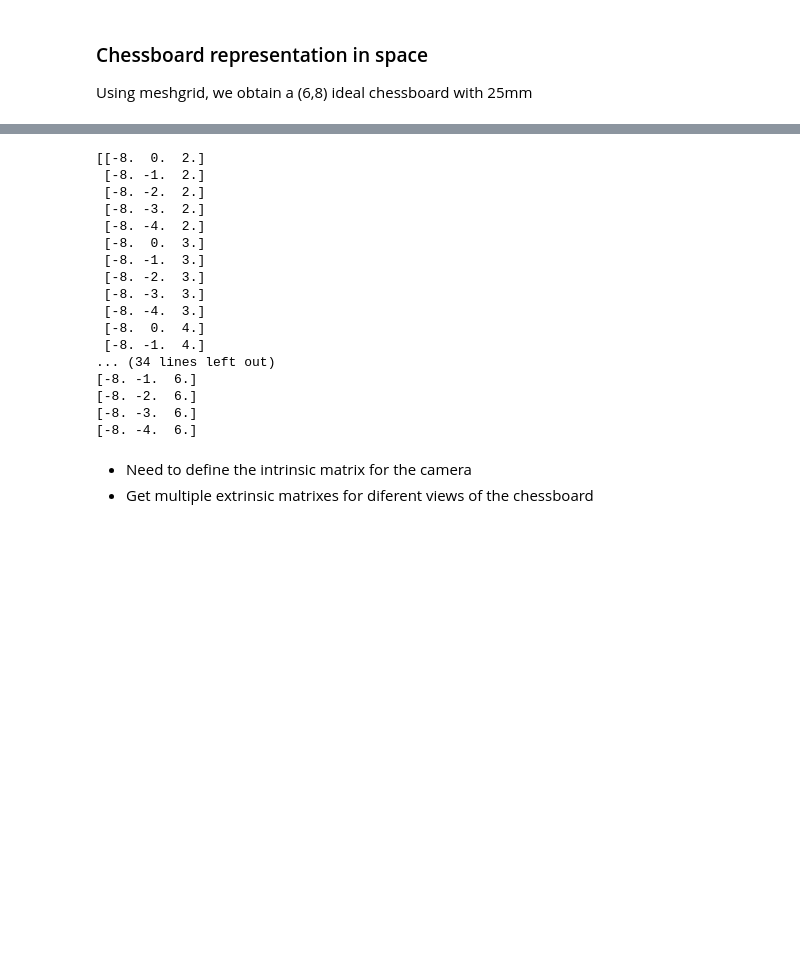
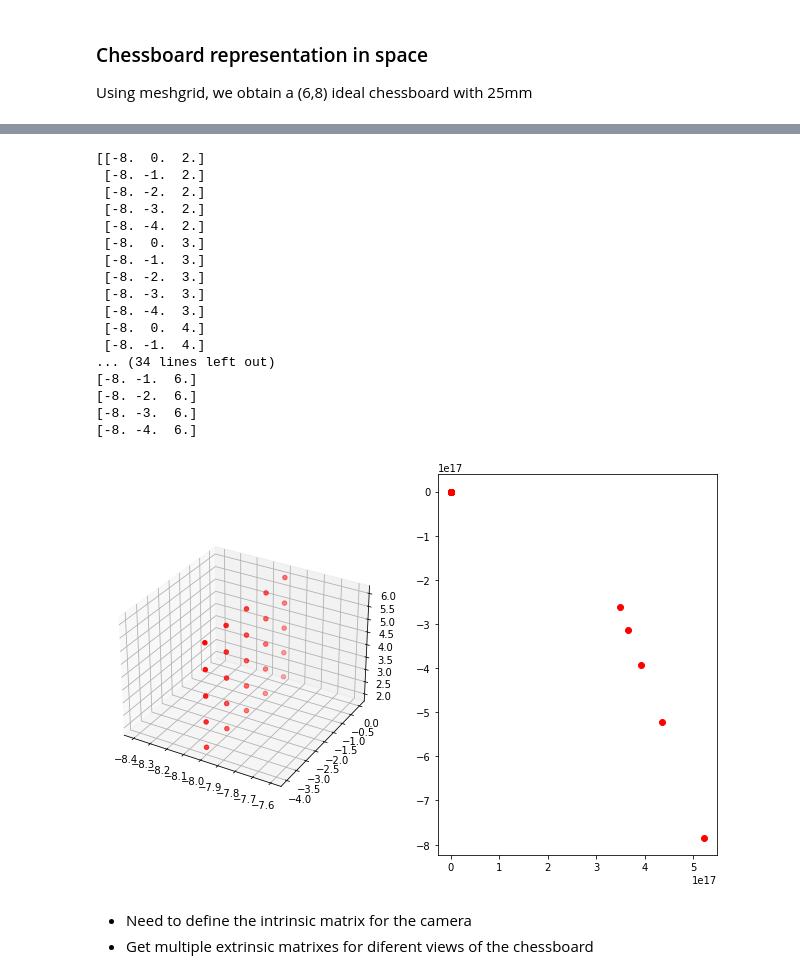
Before and after one commit to joaoalegria1/calibration, a Jupyter notebook: 1.4 Camera Calibration using Zhang with meshgrid.ipynb, the cells around one changed output, grey strips where cells are left out. Saved outputs shown, nothing was run; the diff lists cells and outputs as text; code cells hidden in the pictures; blank space fills up the shorter version.

```diff
--- a/1.4 Camera Calibration using Zhang with meshgrid.ipynb
+++ b/1.4 Camera Calibration using Zhang with meshgrid.ipynb
@@ -39,21 +39,21 @@ This is example is not completely right since we need more than 3 diferent views
 # %% [markdown]
 We need to **remove the Z coordinate** from the World coordinate since we are using the chessboard calibration
 # %%
-def to_inhomogeneus(X: np.ndarray) -> np.ndarray:
+def to_inhomogeneous(X: np.ndarray) -> np.ndarray:
     if X.ndim > 1:
         raise ValueError("x must be one-dimensional.")
 
     return (X / X[-1])[:-1]
 
 
-def to_homogeneus(X: np.ndarray) -> np.ndarray:
+def to_homogeneous(X: np.ndarray) -> np.ndarray:
     if X.ndim > 1:
         raise ValueError("X must be one-dimensional.")
 
     return np.hstack([X, 1])
 
 
-def to_homogeneus_arr(X: np.ndarray) -> np.ndarray:
+def to_homogeneous_arr(X: np.ndarray) -> np.ndarray:
     one_matrix = np.ones((X.shape[0],1))
 
     out_value = np.concatenate((X, one_matrix), axis=1)
@@ -147,8 +147,8 @@ def get_projection_matrix(
     return P,E
 
 def get_plucker_matrix(A: np.ndarray, B: np.ndarray) -> np.ndarray:
-    A = to_homogeneus(A)
-    B = to_homogeneus(B)
+    A = to_homogeneous(A)
+    B = to_homogeneous(B)
     L = A.reshape(-1, 1) * B.reshape(1, -1) - B.reshape(-1, 1) * A.reshape(1, -1)
     return L
 
@@ -212,16 +212,16 @@ def get_image_points(F,chess_pts,px,py,trans_x = 0,trans_y = 0,trans_z = 0,theta
         # goes through the different planes
         for i in range(chess_pts.shape[0]):                                                                                                              # chooses a plane
             for j in range(chess_pts.shape[1]):
-                Xh = to_homogeneus(chess_pts[i,j,:])
+                Xh = to_homogeneous(chess_pts[i,j,:])
                 xh = P @ Xh
-                x_arr[i,j,:] = to_inhomogeneus(xh)
+                x_arr[i,j,:] = to_inhomogeneous(xh)
     else:
         x_arr = np.zeros((chess_pts.shape[0],2))
         # goes through the different planes
         for i in range(chess_pts.shape[0]):                                                                                                              # chooses a plane
-            Xh = to_homogeneus(chess_pts[i,:])
+            Xh = to_homogeneous(chess_pts[i,:])
             xh = P @ Xh
-            x_arr[i,:] = to_inhomogeneus(xh)
+            x_arr[i,:] = to_inhomogeneous(xh)
 
 
     return x_arr, chess_pts
@@ -229,7 +229,7 @@ def get_image_points(F,chess_pts,px,py,trans_x = 0,trans_y = 0,trans_z = 0,theta
 ### Chessboard representation in space
 Using meshgrid, we obtain a (6,8) ideal chessboard with 25mm
 # %%
-F = 0.16                                       # focal length( in mm )
+F = 16                                       # focal length( in mm )
 sensor_size = np.array([11,7])              # sensor size(mm)
 PX= sensor_size[0]/2.0                      # principal point x-coordinate
 PY= sensor_size[1]/2.0                      # principal point y-coordinate
@@ -358,39 +360,40 @@ if( len(checker_points.shape) == 3):
     # goes through the different planes
     for i in range(checker_points.shape[0]):                                                                                                              # chooses a plane
         for j in range(checker_points.shape[1]):
-            Xh = to_homogeneus(checker_points[i,j,:])
+            Xh = to_homogeneous(checker_points[i,j,:])
             xh = P @ Xh
-            x_arr[i,j,:] = to_inhomogeneus(xh)
+            x_arr[i,j,:] = to_inhomogeneous(xh)
 else:
     x_arr = np.zeros((checker_points.shape[0],2))
     # goes through the different planes
     for i in range(checker_points.shape[0]):
         print(checker_points[i,:])                                                                                                             # chooses a plane
-        Xh = to_homogeneus(checker_points[i,:])
+        Xh = to_homogeneous(checker_points[i,:])
         xh = P @ Xh
-        x_arr[i,:] = to_inhomogeneus(xh)
+        x_arr[i,:] = to_inhomogeneous(xh)
 
 ax1.scatter(x_arr[:,0],x_arr[:,1],color = 'r')
 
 plt.show()
 # %% [output]
 [[-8.  0.  2.]
  [-8. -1.  2.]
  [-8. -2.  2.]
  [-8. -3.  2.]
  [-8. -4.  2.]
  [-8.  0.  3.]
  [-8. -1.  3.]
  [-8. -2.  3.]
  [-8. -3.  3.]
  [-8. -4.  3.]
  [-8.  0.  4.]
  [-8. -1.  4.]
 ... (34 lines left out)
 [-8. -1.  6.]
 [-8. -2.  6.]
 [-8. -3.  6.]
 [-8. -4.  6.]
+[figure, added]
 # %% [markdown]
 - Need to define the intrinsic matrix for the camera
 - Get multiple extrinsic matrixes for diferent views of the chessboard
```
Also changed, not shown: parts of 6 cells of this notebook, 10 other files.
